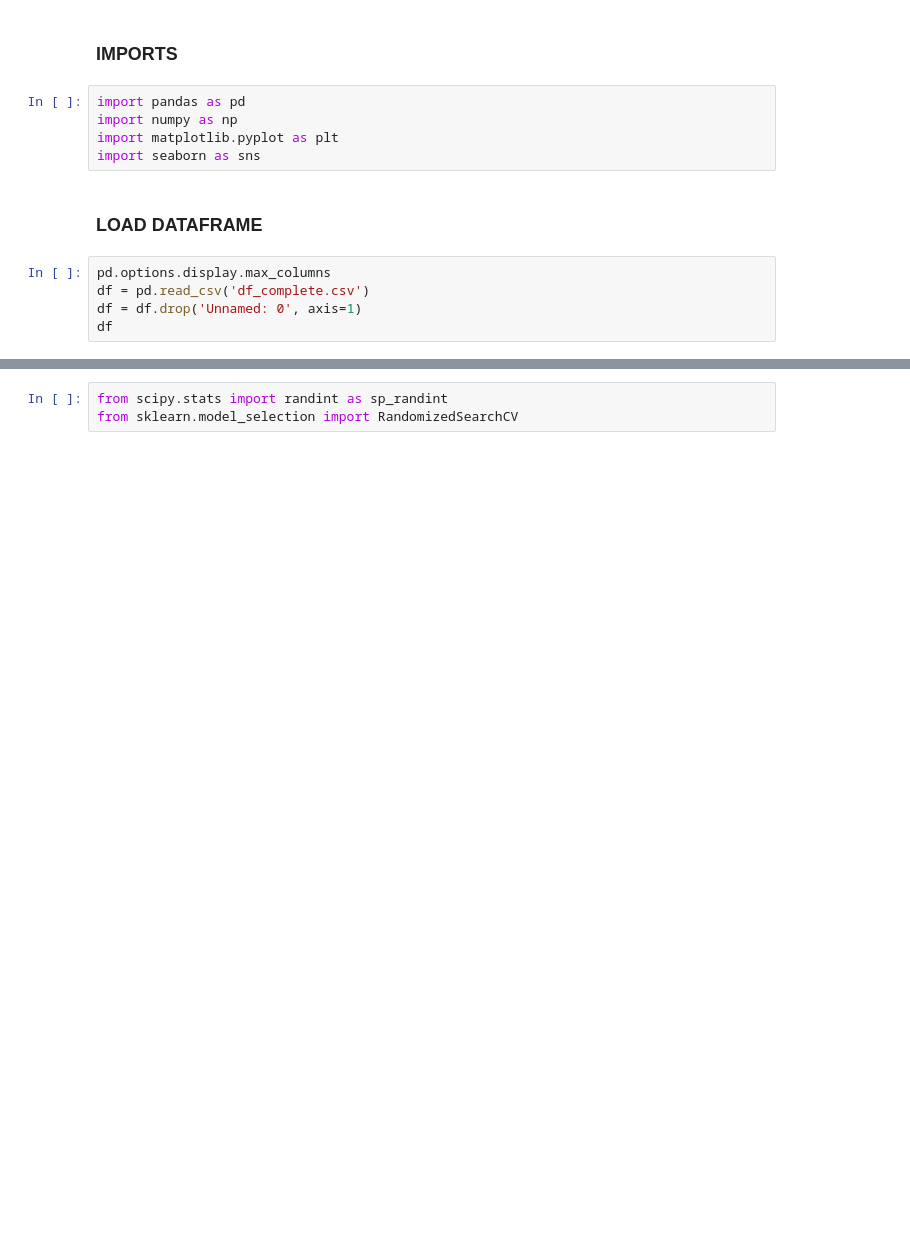
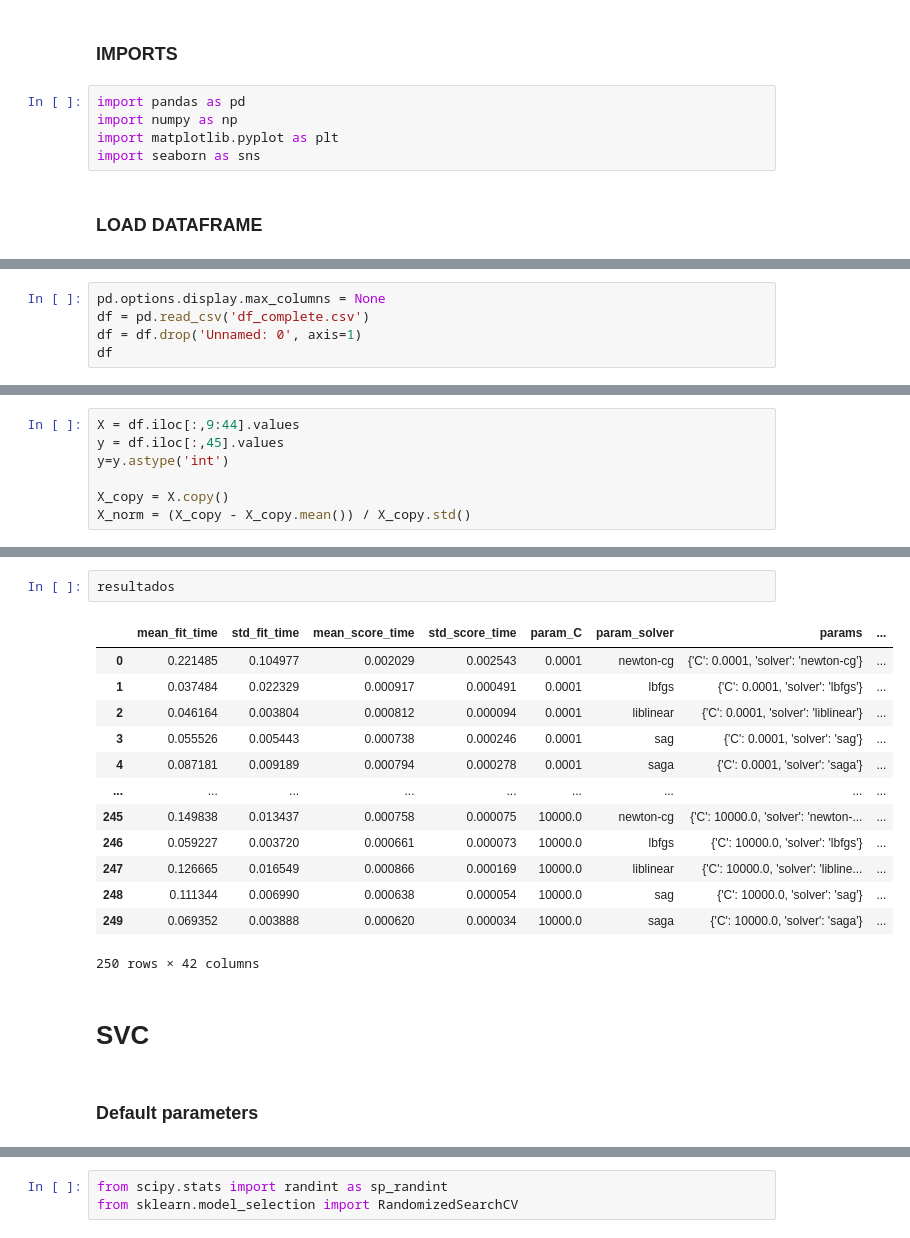
Before and after one commit to robertomanzanolopez/nba_statistics_prediction, a Jupyter notebook: model_creation.ipynb, the cells around one changed output, grey strips where cells are left out. Saved outputs shown, nothing was run; the diff lists cells and outputs as text; blank space fills up the shorter version.

```diff
--- a/model_creation.ipynb
+++ b/model_creation.ipynb
@@ -7,8 +7,3 @@ import matplotlib.pyplot as plt
 import seaborn as sns
 # %% [markdown]
 ### LOAD DATAFRAME
-# %%
-pd.options.display.max_columns
-df = pd.read_csv('df_complete.csv')
-df = df.drop('Unnamed: 0', axis=1)
-df
@@ -738,0 +10,5 @@ df_opt.head()
+# %%
+pd.options.display.max_columns = None
+df = pd.read_csv('df_complete.csv')
+df = df.drop('Unnamed: 0', axis=1)
+df
@@ -738,0 +49,7 @@ df_opt.head()
+# %%
+X = df.iloc[:,9:44].values
+y = df.iloc[:,45].values
+y=y.astype('int')
+
+X_copy = X.copy()
+X_norm = (X_copy - X_copy.mean()) / X_copy.std()
@@ -738,0 +283,20 @@ df_opt.head()
+# %%
+resultados
+# %% [output]
+|  | mean_fit_time | std_fit_time | mean_score_time | std_score_time | param_C | param_solver | params | ... |
+| 0 | 0.221485 | 0.104977 | 0.002029 | 0.002543 | 0.0001 | newton-cg | {'C': 0.0001, 'solver': 'newton-cg'} | ... |
+| 1 | 0.037484 | 0.022329 | 0.000917 | 0.000491 | 0.0001 | lbfgs | {'C': 0.0001, 'solver': 'lbfgs'} | ... |
+| 2 | 0.046164 | 0.003804 | 0.000812 | 0.000094 | 0.0001 | liblinear | {'C': 0.0001, 'solver': 'liblinear'} | ... |
+| 3 | 0.055526 | 0.005443 | 0.000738 | 0.000246 | 0.0001 | sag | {'C': 0.0001, 'solver': 'sag'} | ... |
+| 4 | 0.087181 | 0.009189 | 0.000794 | 0.000278 | 0.0001 | saga | {'C': 0.0001, 'solver': 'saga'} | ... |
+| ... | ... | ... | ... | ... | ... | ... | ... | ... |
+| 245 | 0.149838 | 0.013437 | 0.000758 | 0.000075 | 10000.0 | newton-cg | {'C': 10000.0, 'solver': 'newton-... | ... |
+| 246 | 0.059227 | 0.003720 | 0.000661 | 0.000073 | 10000.0 | lbfgs | {'C': 10000.0, 'solver': 'lbfgs'} | ... |
+| 247 | 0.126665 | 0.016549 | 0.000866 | 0.000169 | 10000.0 | liblinear | {'C': 10000.0, 'solver': 'libline... | ... |
+| 248 | 0.111344 | 0.006990 | 0.000638 | 0.000054 | 10000.0 | sag | {'C': 10000.0, 'solver': 'sag'} | ... |
+| 249 | 0.069352 | 0.003888 | 0.000620 | 0.000034 | 10000.0 | saga | {'C': 10000.0, 'solver': 'saga'} | ... |
+250 rows × 42 columns
+# %% [markdown]
+# SVC
+# %% [markdown]
+### Default parameters
```
Also changed, not shown: parts of 114 cells of this notebook.
